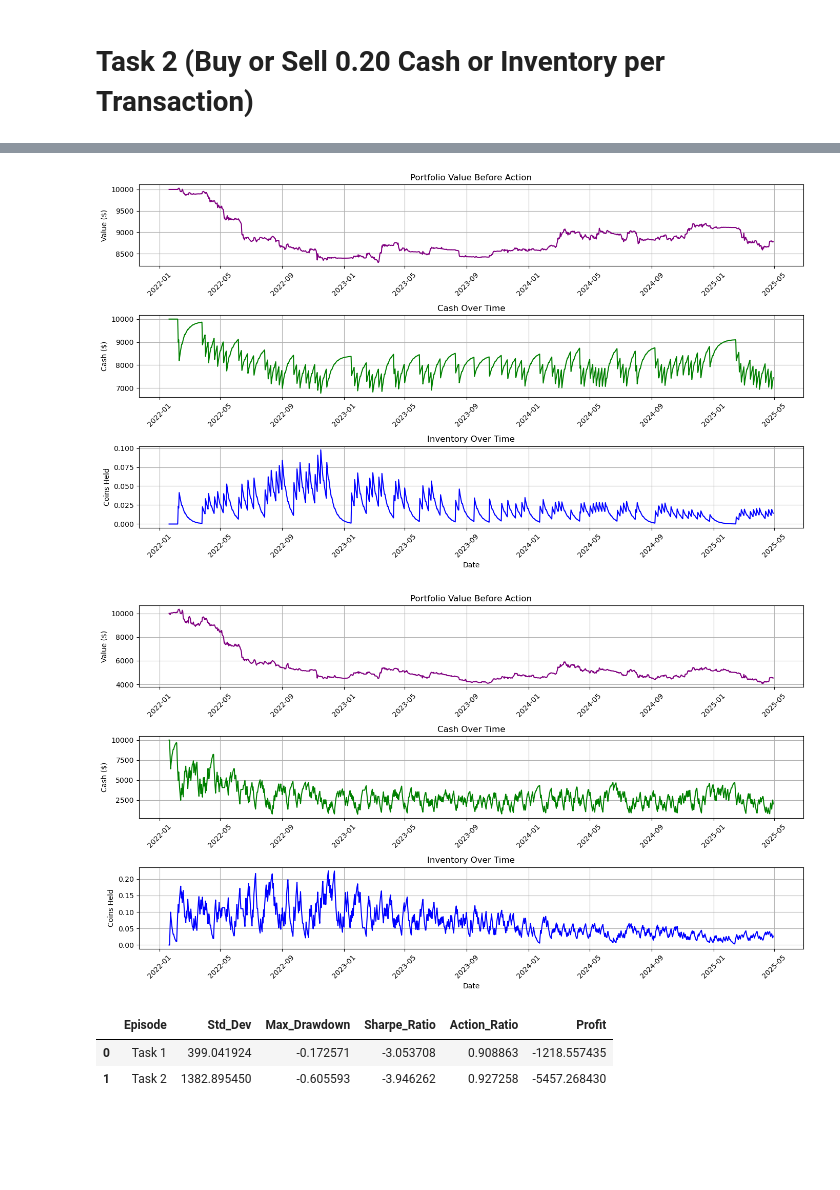
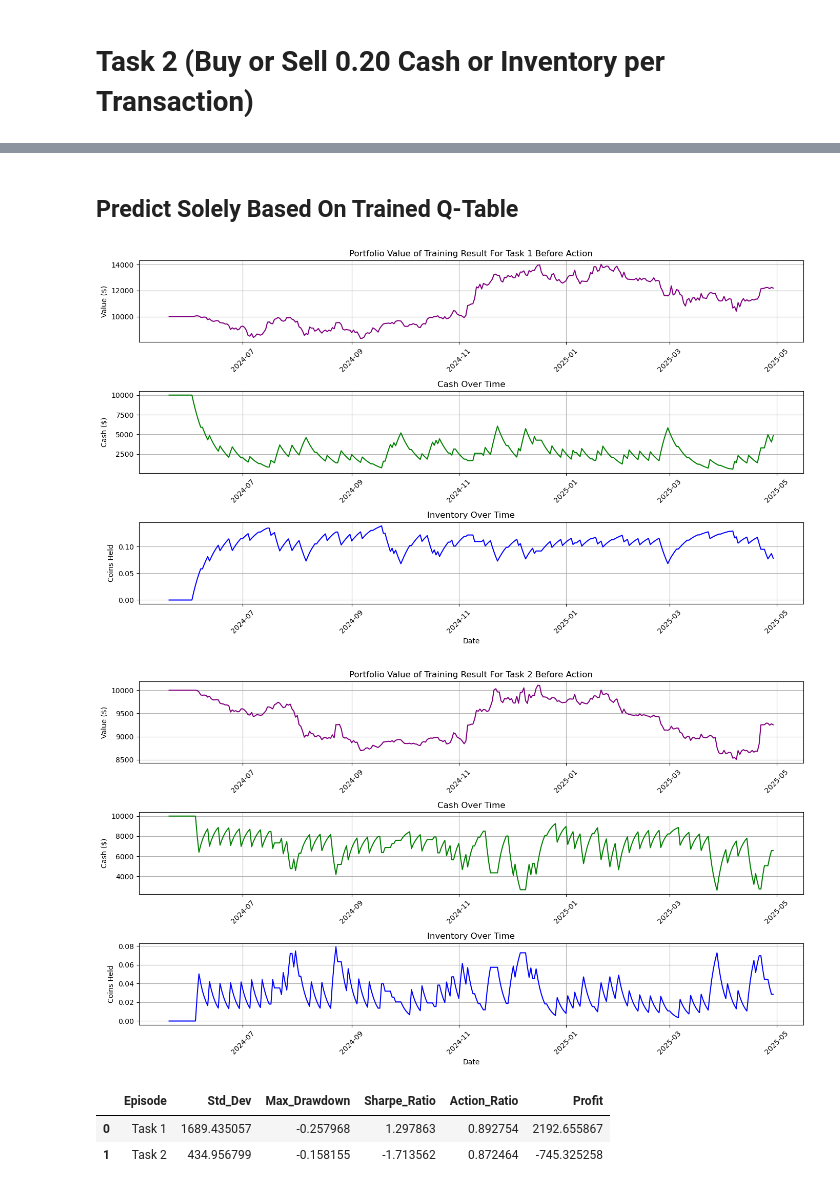
Before and after one commit to mqwen24/Q-Learning-Trading-Strategy, a Jupyter notebook: Q-Learning Trading Strategy.ipynb, the cells around one changed output, grey strips where cells are left out. Drawn from its saved outputs; the diff is of its cells as text; code cells hidden in the pictures; blank space fills up the shorter version.

```diff
--- a/Q-Learning Trading Strategy.ipynb
+++ b/Q-Learning Trading Strategy.ipynb
@@ -1432,41 +1604 @@ plt.show()
-# %%
-import matplotlib.pyplot as plt
-
-def plot_portfolio_cash_inventory(results_df, title):
-    """
-    Plots Value_Before, Cash, and Inventory over time from the results DataFrame.
-
-    Parameters:
-    - results_df: DataFrame containing 'Date', 'Value_Before', 'Cash', and 'Inventory'
-    """
-    plt.figure(figsize=(14, 8))
-
-    # Plot 1: Portfolio Value Before Action
-    plt.subplot(3, 1, 1)
-    plt.plot(results_df["Date"], results_df["Value_Before"], color='purple')
-    plt.title("Portfolio Value Before Action")
-    plt.ylabel("Value ($)")
-    plt.xticks(rotation=45)
-    plt.grid(True)
-
-    # Plot 2: Cash
-    plt.subplot(3, 1, 2)
-    plt.plot(results_df["Date"], results_df["Cash"], color='green')
-    plt.title("Cash Over Time")
-    plt.ylabel("Cash ($)")
-    plt.xticks(rotation=45)
-    plt.grid(True)
-
-    # Plot 3: Inventory
-    plt.subplot(3, 1, 3)
-    plt.plot(results_df["Date"], results_df["Inventory"], color='blue')
-    plt.title("Inventory Over Time")
-    plt.ylabel("Coins Held")
-    plt.xlabel("Date")
-    plt.xticks(rotation=45)
-    plt.grid(True)
-
-    plt.tight_layout()
-    plt.savefig(title, dpi=300, bbox_inches='tight')
-    plt.show()
 # %%
@@ -1808 +1953,3 @@ display(non_zero_q)
+# %% [markdown]
+## Predict Solely Based On Trained Q-Table
 # %%
@@ -1893,5 +2040,5 @@ portfolio_eval, results_dict8['Task 1'] = train_with_greedy_policy(df3, q_table2
 # %%
-def train_with_greedy_policy2(price_df, q_table, agent):
+def test_with_greedy_policy2(price_df, q_table, agent, policy=1):
     """
     Run an evaluation loop using a trained Q-table with greedy policy (no exploration).
 
@@ -1978,16 +2125,16 @@ def train_with_greedy_policy2(price_df, q_table, agent):
 
     return portfolio, results
 # %%
-portfolio_eval, results_dict8['Task 2'] = train_with_greedy_policy2(df3, q_table7, agent7)
+portfolio_eval, results_dict8['Task 2'] = test_with_greedy_policy2(df3, q_table7, agent7)
 
 plot_portfolio_cash_inventory(results_dict8['Task 1'], "Training Result For Task 1")
 plot_portfolio_cash_inventory(results_dict8['Task 2'], "Training Result For Task 2")
 
 stats_df8 = evaluate_episode_stability(results_dict8)
 display(stats_df8)
 # %% [output]
-[figure, old version]
+[figure, new version]
-[figure, old version]
+[figure, new version]
 |  | Episode | Std_Dev | Max_Drawdown | Sharpe_Ratio | Action_Ratio | Profit |
-| 0 | Task 1 | 399.041924 | -0.172571 | -3.053708 | 0.908863 | -1218.557435 |
-| 1 | Task 2 | 1382.895450 | -0.605593 | -3.946262 | 0.927258 | -5457.268430 |
+| 0 | Task 1 | 1689.435057 | -0.257968 | 1.297863 | 0.892754 | 2192.655867 |
+| 1 | Task 2 | 434.956799 | -0.158155 | -1.713562 | 0.872464 | -745.325258 |
```
Also changed, not shown: parts of 93 cells of this notebook, 55 other files.
